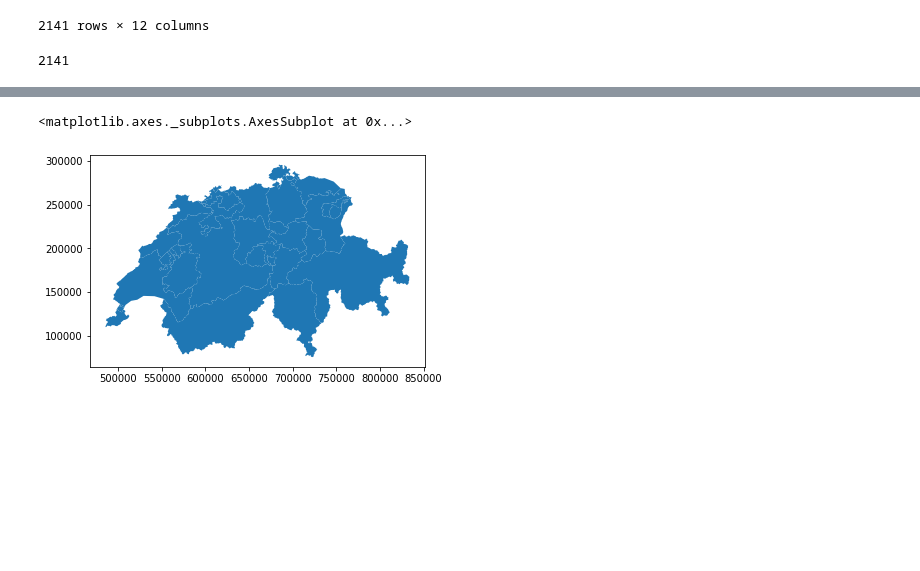
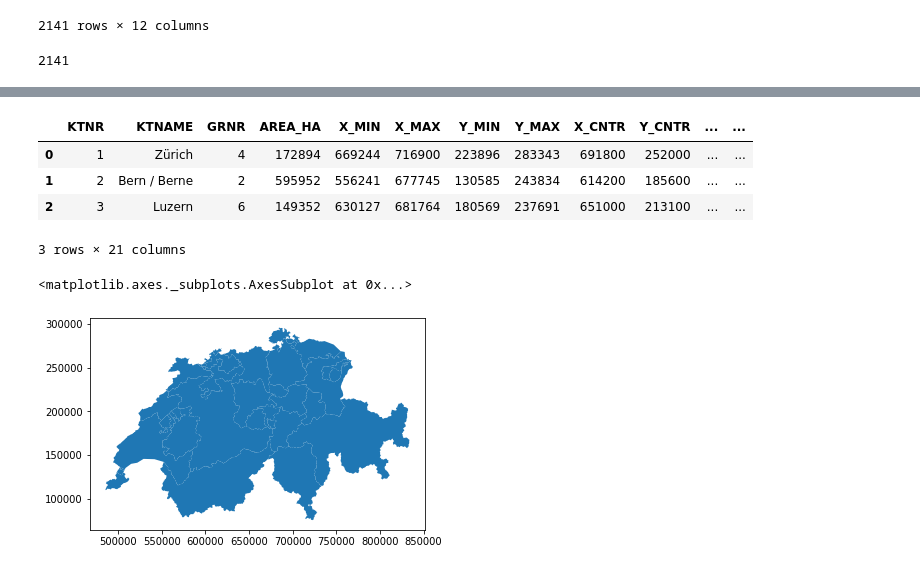
Before and after one commit to katrinnidzwetzki/cas-ddj-abschlussarbeit, a Jupyter notebook: ortsnamen_swisstopo_geopandas_plot.ipynb, the cells around one changed output, grey strips where cells are left out. Cells and saved outputs as stored; diff of their text form; code cells hidden in the pictures; blank space fills up the shorter version.

```diff
--- a/ortsnamen_swisstopo_geopandas_plot.ipynb
+++ b/ortsnamen_swisstopo_geopandas_plot.ipynb
@@ -112,3 +122,11 @@ gdf_kantone = gpd.read_file('Projections/shp/g1k17.shp')
+# %%
+gdf_kantone.head(3)
+# %% [output]
+|  | KTNR | KTNAME | GRNR | AREA_HA | X_MIN | X_MAX | Y_MIN | Y_MAX | X_CNTR | Y_CNTR | ... | ... |
+| 0 | 1 | Zürich | 4 | 172894 | 669244 | 716900 | 223896 | 283343 | 691800 | 252000 | ... | ... |
+| 1 | 2 | Bern / Berne | 2 | 595952 | 556241 | 677745 | 130585 | 243834 | 614200 | 185600 | ... | ... |
+| 2 | 3 | Luzern | 6 | 149352 | 630127 | 681764 | 180569 | 237691 | 651000 | 213100 | ... | ... |
+3 rows × 21 columns
 # %%
 gdf_kantone.plot()
 # %% [output]
```
Also changed, not shown: parts of 16 cells of this notebook.
